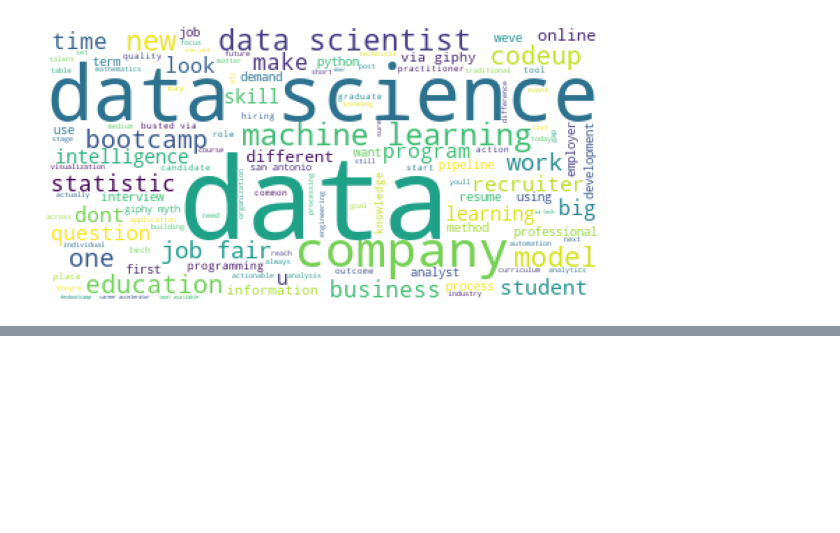
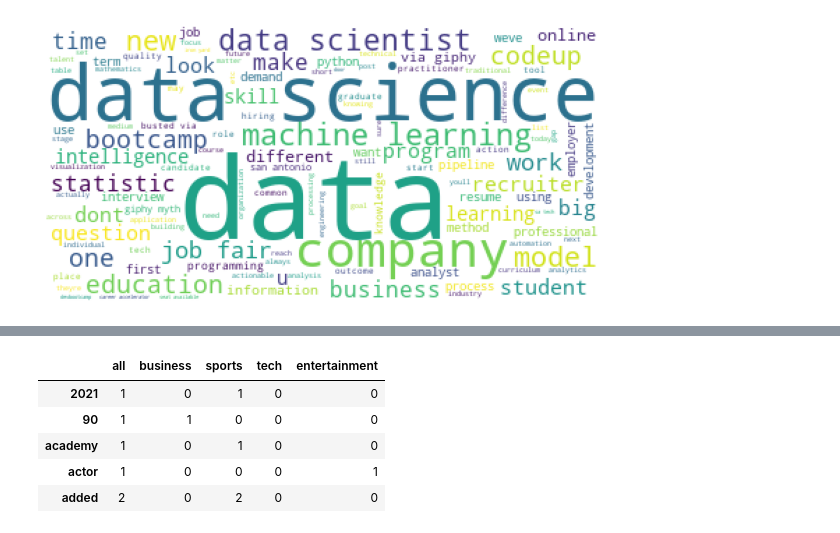
Before and after one commit to matt-c-knight/natural-language-processing-exercises, a Jupyter notebook: explore.ipynb, the cells around one changed output, grey strips where cells are left out. Cells and saved outputs as stored; diff of their text form; code cells hidden in the pictures; blank space fills up the shorter version.

```diff
--- a/explore.ipynb
+++ b/explore.ipynb
@@ -725,0 +728,2 @@ plt.axis('off')
+# %%
+news = get_news_articles()
@@ -725,0 +766,14 @@ plt.axis('off')
+# %%
+word_counts = (pd.concat([all_freq, business_freq, sports_freq, tech_freq, entertainment_freq ], axis=1, sort=True)
+                .set_axis(['all', 'business', 'sports', 'tech', 'entertainment'], axis=1, inplace=False)
+                .fillna(0)
+                .apply(lambda s: s.astype(int)))
+
+word_counts.head()
+# %% [output]
+|  | all | business | sports | tech | entertainment |
+| 2021 | 1 | 0 | 1 | 0 | 0 |
+| 90 | 1 | 1 | 0 | 0 | 0 |
+| academy | 1 | 0 | 1 | 0 | 0 |
+| actor | 1 | 0 | 0 | 0 | 1 |
+| added | 2 | 0 | 2 | 0 | 0 |
```
Also changed, not shown: parts of 7 cells of this notebook.
